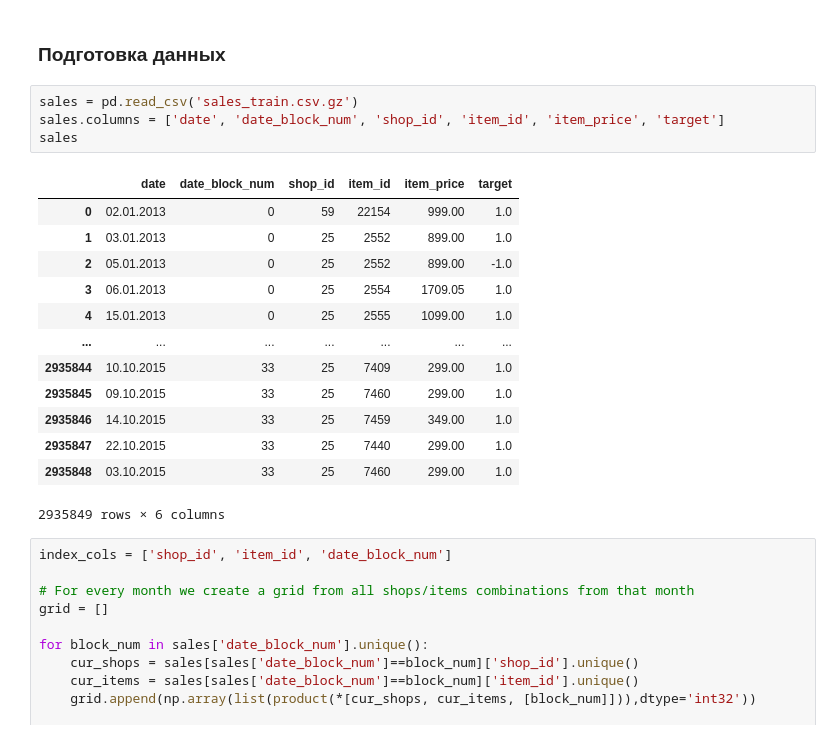
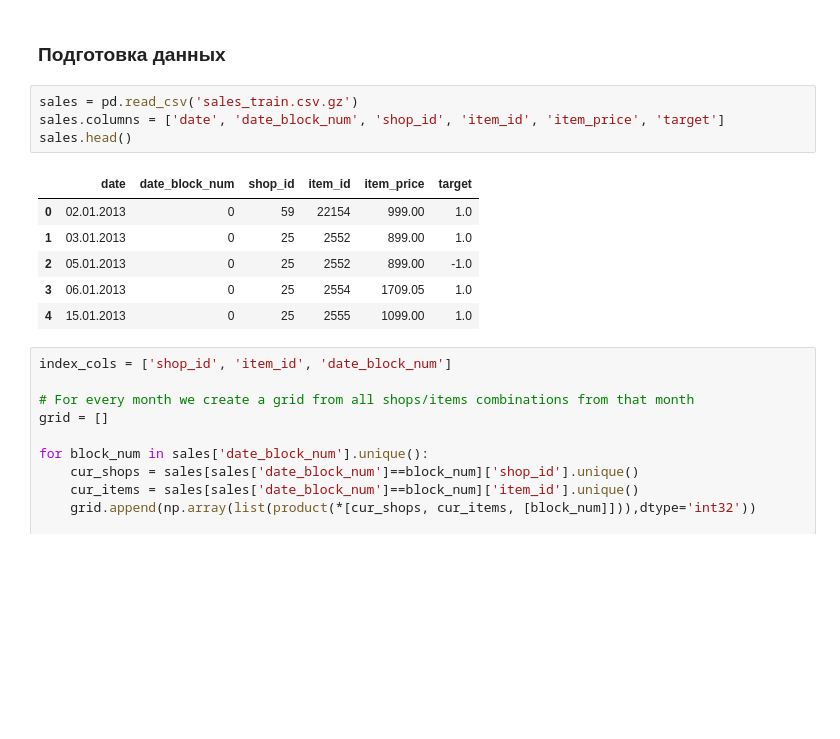
Before and after one commit to A1sal/ML-Math-2023, a Jupyter notebook: Домашки/HW_2.ipynb, the cells around one changed output. Saved outputs shown, nothing was run; the diff lists cells and outputs as text; blank space fills up the shorter version.

```diff
--- a/Домашки/HW_2.ipynb
+++ b/Домашки/HW_2.ipynb
@@ -557,21 +372,14 @@ R^2 на test выборке 0.4776516100051422
 # %%
 sales = pd.read_csv('sales_train.csv.gz')
 sales.columns = ['date', 'date_block_num', 'shop_id', 'item_id', 'item_price', 'target']
-sales
+sales.head()
 # %% [output]
 |  | date | date_block_num | shop_id | item_id | item_price | target |
 | 0 | 02.01.2013 | 0 | 59 | 22154 | 999.00 | 1.0 |
 | 1 | 03.01.2013 | 0 | 25 | 2552 | 899.00 | 1.0 |
 | 2 | 05.01.2013 | 0 | 25 | 2552 | 899.00 | -1.0 |
 | 3 | 06.01.2013 | 0 | 25 | 2554 | 1709.05 | 1.0 |
 | 4 | 15.01.2013 | 0 | 25 | 2555 | 1099.00 | 1.0 |
-| ... | ... | ... | ... | ... | ... | ... |
-| 2935844 | 10.10.2015 | 33 | 25 | 7409 | 299.00 | 1.0 |
-| 2935845 | 09.10.2015 | 33 | 25 | 7460 | 299.00 | 1.0 |
-| 2935846 | 14.10.2015 | 33 | 25 | 7459 | 349.00 | 1.0 |
-| 2935847 | 22.10.2015 | 33 | 25 | 7440 | 299.00 | 1.0 |
-| 2935848 | 03.10.2015 | 33 | 25 | 7460 | 299.00 | 1.0 |
-2935849 rows × 6 columns
 # %%
 index_cols = ['shop_id', 'item_id', 'date_block_num']
 
```
Also changed, not shown: parts of 11 cells of this notebook.
